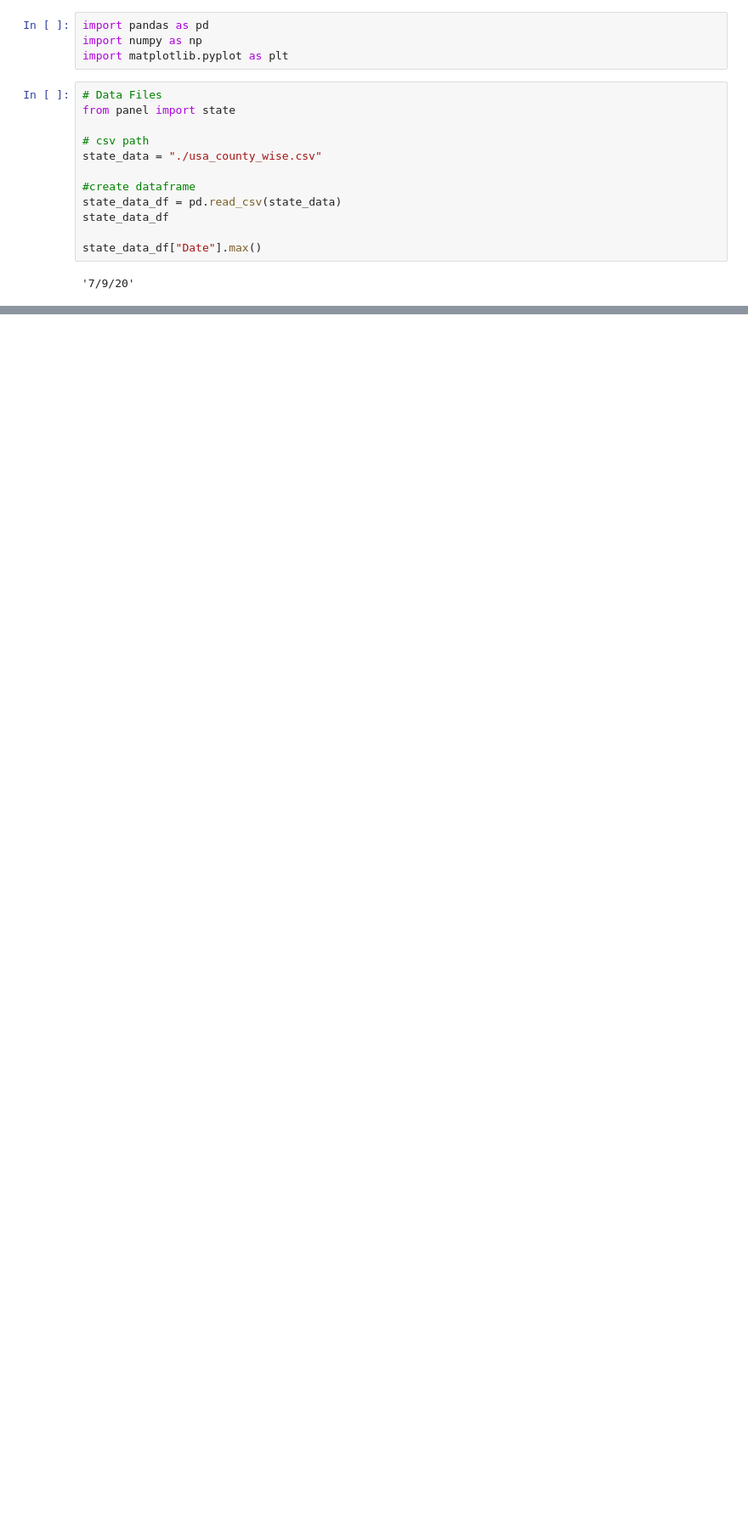
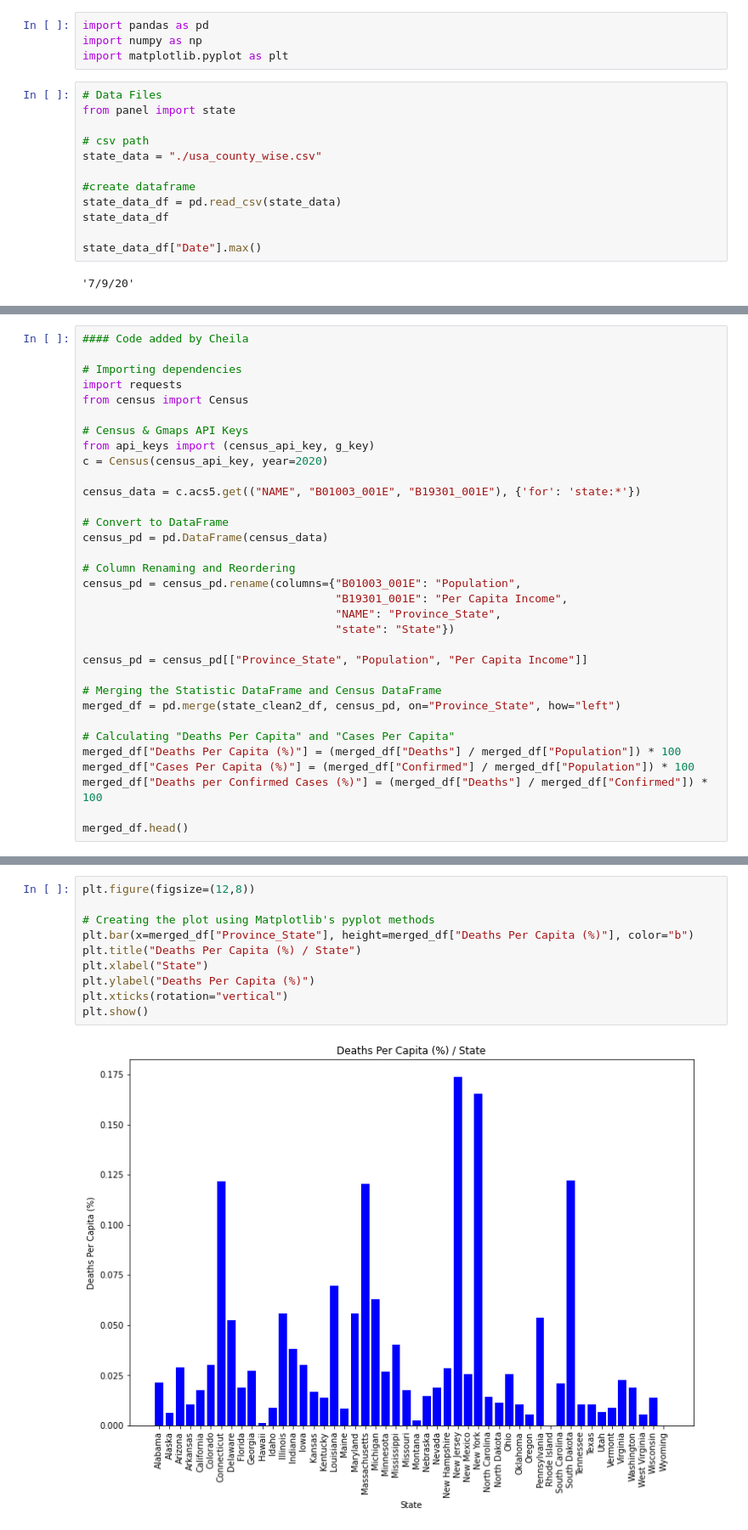
Before and after one commit to MechaBirdzilla/Project-1, a Jupyter notebook: dataframes.ipynb, the cells around one changed output, grey strips where cells are left out. Shown at 85% size. Drawn from its saved outputs; the diff is of its cells as text; blank space fills up the shorter version.

```diff
--- a/dataframes.ipynb
+++ b/dataframes.ipynb
@@ -80,0 +93,33 @@ state_clean2_df
+# %%
+#### Code added by Cheila
+
+# Importing dependencies
+import requests
+from census import Census
+
+# Census & Gmaps API Keys
+from api_keys import (census_api_key, g_key)
+c = Census(census_api_key, year=2020)
+
+census_data = c.acs5.get(("NAME", "B01003_001E", "B19301_001E"), {'for': 'state:*'})
+
+# Convert to DataFrame
+census_pd = pd.DataFrame(census_data)
+
+# Column Renaming and Reordering
+census_pd = census_pd.rename(columns={"B01003_001E": "Population",
+                                      "B19301_001E": "Per Capita Income",
+                                      "NAME": "Province_State",
+                                      "state": "State"})
+
+census_pd = census_pd[["Province_State", "Population", "Per Capita Income"]]
+
+# Merging the Statistic DataFrame and Census DataFrame
+merged_df = pd.merge(state_clean2_df, census_pd, on="Province_State", how="left")
+
+# Calculating "Deaths Per Capita" and "Cases Per Capita"
+merged_df["Deaths Per Capita (%)"] = (merged_df["Deaths"] / merged_df["Population"]) * 100
+merged_df["Cases Per Capita (%)"] = (merged_df["Confirmed"] / merged_df["Population"]) * 100
+merged_df["Deaths per Confirmed Cases (%)"] = (merged_df["Deaths"] / merged_df["Confirmed"]) * 100
+
+merged_df.head()
@@ -80,0 +135,12 @@ state_clean2_df
+# %%
+plt.figure(figsize=(12,8))
+
+# Creating the plot using Matplotlib's pyplot methods
+plt.bar(x=merged_df["Province_State"], height=merged_df["Deaths Per Capita (%)"], color="b")
+plt.title("Deaths Per Capita (%) / State")
+plt.xlabel("State")
+plt.ylabel("Deaths Per Capita (%)")
+plt.xticks(rotation="vertical")
+plt.show()
+# %% [output]
+[figure, added]
```
Also changed, not shown: parts of 9 cells of this notebook, 2 other files.
